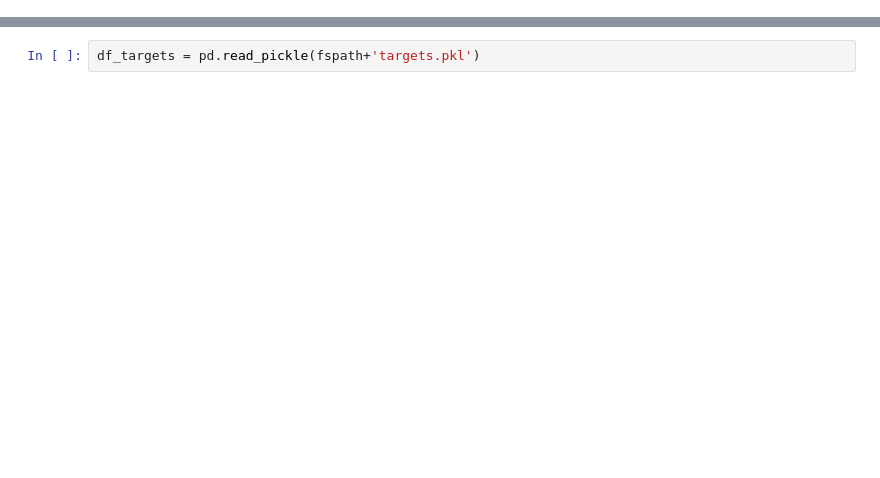
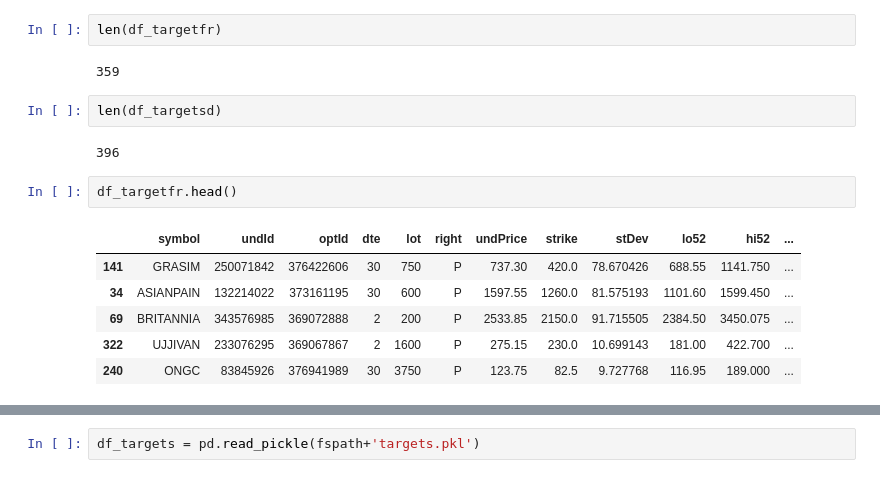
Before and after one commit to reservoirinvest/ibkr, a Jupyter notebook: bin/0main_nse.ipynb, the cells around one changed output, grey strips where cells are left out. Cells and saved outputs as stored; diff of their text form; blank space fills up the shorter version.

```diff
--- a/bin/0main_nse.ipynb
+++ b/bin/0main_nse.ipynb
@@ -206,0 +252,17 @@ if __name__=='__main__':
+# %%
+len(df_targetfr)
+# %% [output]
+359
+# %%
+len(df_targetsd)
+# %% [output]
+396
+# %%
+df_targetfr.head()
+# %% [output]
+|  | symbol | undId | optId | dte | lot | right | undPrice | strike | stDev | lo52 | hi52 | ... |
+| 141 | GRASIM | 250071842 | 376422606 | 30 | 750 | P | 737.30 | 420.0 | 78.670426 | 688.55 | 1141.750 | ... |
+| 34 | ASIANPAIN | 132214022 | 373161195 | 30 | 600 | P | 1597.55 | 1260.0 | 81.575193 | 1101.60 | 1599.450 | ... |
+| 69 | BRITANNIA | 343576985 | 369072888 | 2 | 200 | P | 2533.85 | 2150.0 | 91.715505 | 2384.50 | 3450.075 | ... |
+| 322 | UJJIVAN | 233076295 | 369067867 | 2 | 1600 | P | 275.15 | 230.0 | 10.699143 | 181.00 | 422.700 | ... |
+| 240 | ONGC | 83845926 | 376941989 | 30 | 3750 | P | 123.75 | 82.5 | 9.727768 | 116.95 | 189.000 | ... |
```
Also changed, not shown: parts of 8 cells of this notebook, 14 other files.
